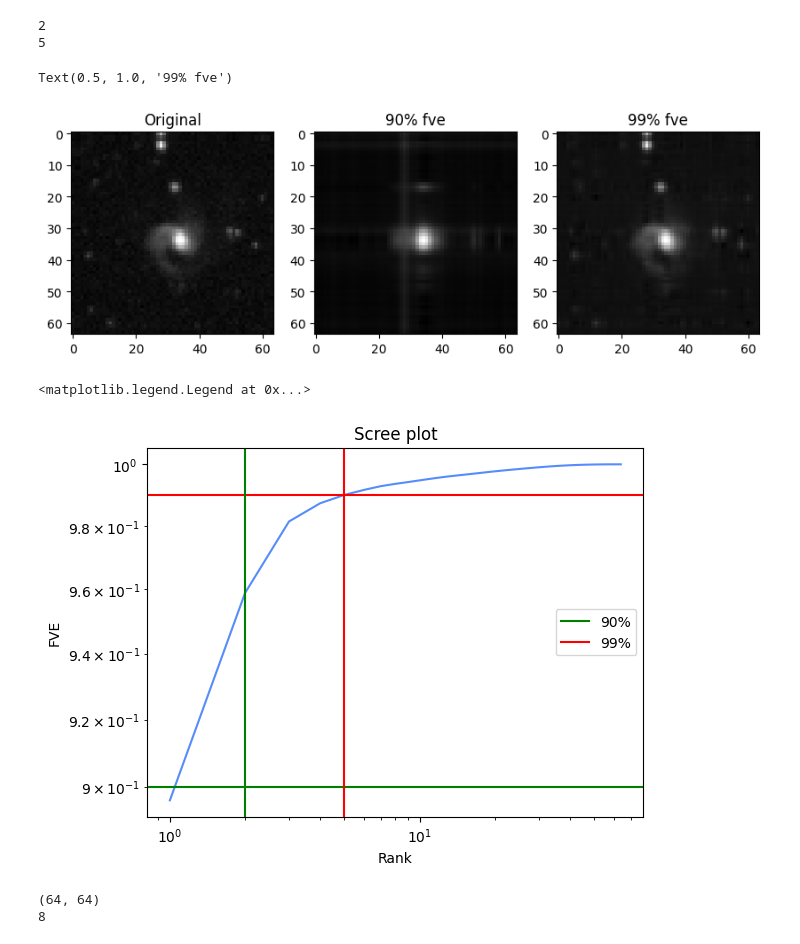
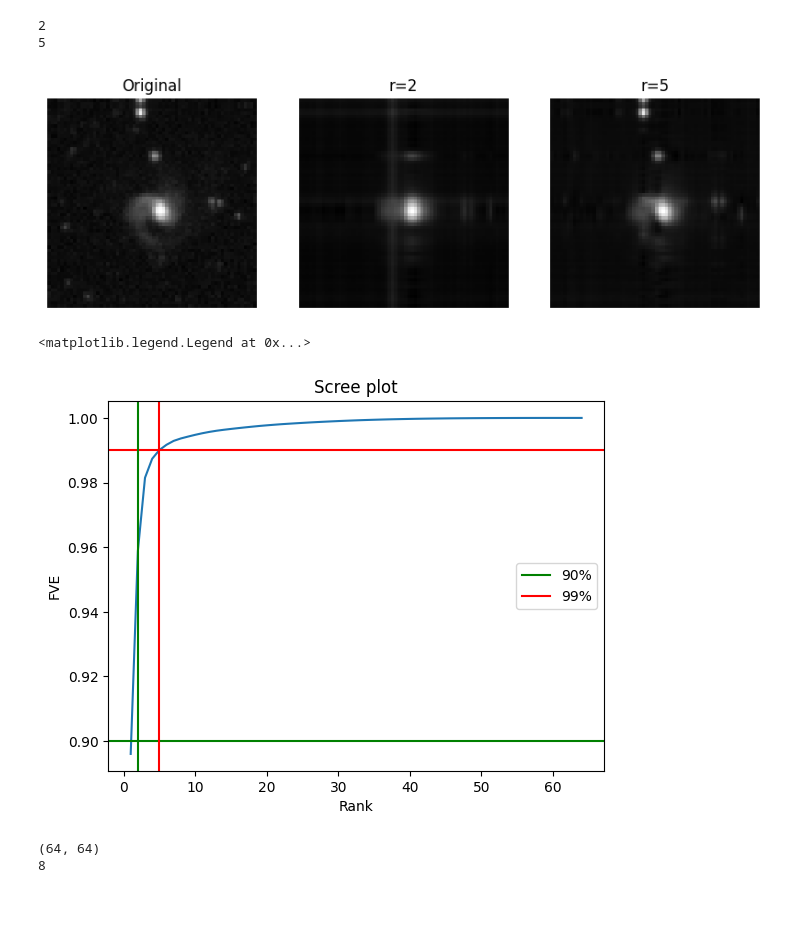
Before and after one commit to CosmicHitchhiker/ds_astro_2026s, a Jupyter notebook: ex3/ex3.ipynb, the cells around one changed output. Cells and saved outputs as stored; diff of their text form; code cells hidden in the pictures; blank space fills up the shorter version.

```diff
--- a/ex3/ex3.ipynb
+++ b/ex3/ex3.ipynb
@@ -55,19 +66,34 @@ for i, classname in enumerate(CLASS_NAMES):
 # %% [markdown]
 ## Task 2 – SVD of a single image
 # %%
-img = images_gs[108]
+img = images_gs[n_gal]
 # %%
 U, S, Vt = np.linalg.svd(img, full_matrices=False)
 
 def reconstruct(U, S, Vt, r):
+  '''
+  Reconstruct the original matrix from the rank truncated SVD
+  Args:
+    U (ndarray): left singular vectors
+    S (ndarray): singular values descending order
+    Vt(ndarray): right singular vectors
+    r (int): rank for the truncated reconstruction
+
+  Returns:
+    ndarray: reconstructed matrix from the first r components
+
+  '''
   U_r = U[:,:r]
   S_r = np.diag(S[:r])
   Vt_r = Vt[:r, :]
   return U_r @ S_r @ Vt_r
 # %%
+#reconstruct for the 1/4 largest singular values (or rank 16 as 16/64=1/4)
 img_4 = reconstruct(U, S, Vt, 16)
+#reconstruct for the 1/6
 img_16 = reconstruct(U, S, Vt, 4)
 
+#plot reconstructions with the original
 fig, axes = plt.subplots(1, 3, figsize=(10, 3))
 axes[0].imshow(img, cmap='gray')
 axes[1].imshow(img_4, cmap='gray')
@@ -75,4 +101,6 @@ axes[2].imshow(img_16, cmap='gray')
 axes[0].set_title('Original')
 axes[1].set_title('1/4')
 axes[2].set_title('1/16')
+for ax in axes:
+  ax.axis('off')
 # %% [output]
@@ -90,19 +118,21 @@ print(r99)
 2
 5
 # %%
+#reconstruction for the ranks from FVE
 img_90p = reconstruct(U, S, Vt, 2)
-img_99p = reconstruct(U, S, Vt, 8)
+img_99p = reconstruct(U, S, Vt, 5)
 
 fig, aimges = plt.subplots(1, 3, figsize=(10, 3))
-axes[0].imshow(img, cmap='gray')
-axes[1].imshow(img_90p, cmap='gray')
-axes[2].imshow(img_99p, cmap='gray')
-axes[0].set_title('Original')
-axes[1].set_title('90% fve')
-axes[2].set_title('99% fve')
+aimges[0].imshow(img, cmap='gray')
+aimges[1].imshow(img_90p, cmap='gray')
+aimges[2].imshow(img_99p, cmap='gray')
+aimges[0].set_title('Original')
+aimges[1].set_title(f'r={r90}')
+aimges[2].set_title(f'r={r99}')
+for ax in aimges:
+  ax.axis('off')
 # %% [output]
-Text(0.5, 1.0, '99% fve')
-[figure, old version]
+[figure, new version]
 # %%
 plt.plot(np.arange(1,len(fve)+1), fve)
 plt.axhline(0.90, color='g', label=f'90%')
@@ -112,9 +142,9 @@ plt.axvline(r99, color='r')
 plt.xlabel('Rank')
 plt.ylabel('FVE')
 plt.title('Scree plot')
-plt.loglog()
+#plt.loglog()
 plt.legend()
 # %% [output]
 <matplotlib.legend.Legend at 0x...>
-[figure, old version]
+[figure, new version]
 # %%
```
Also changed, not shown: parts of 8 cells of this notebook.
